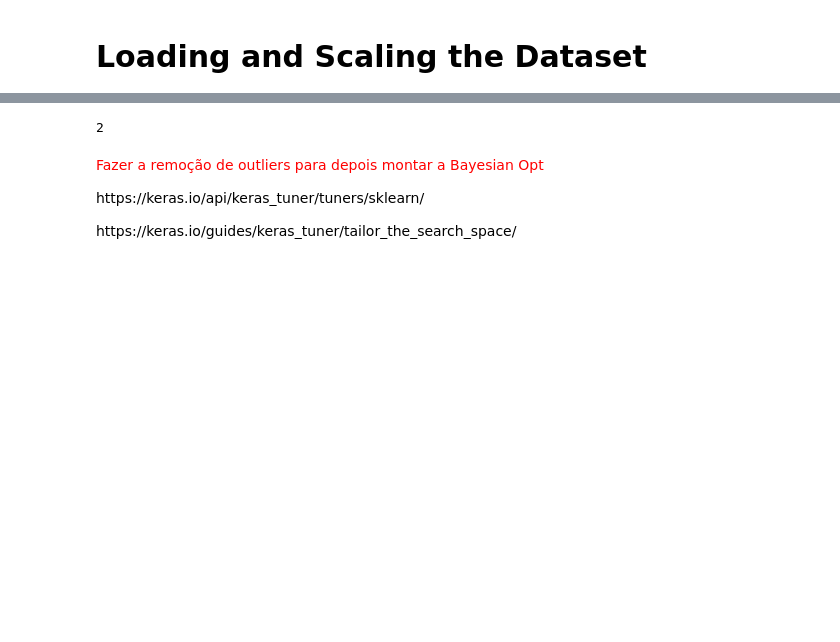
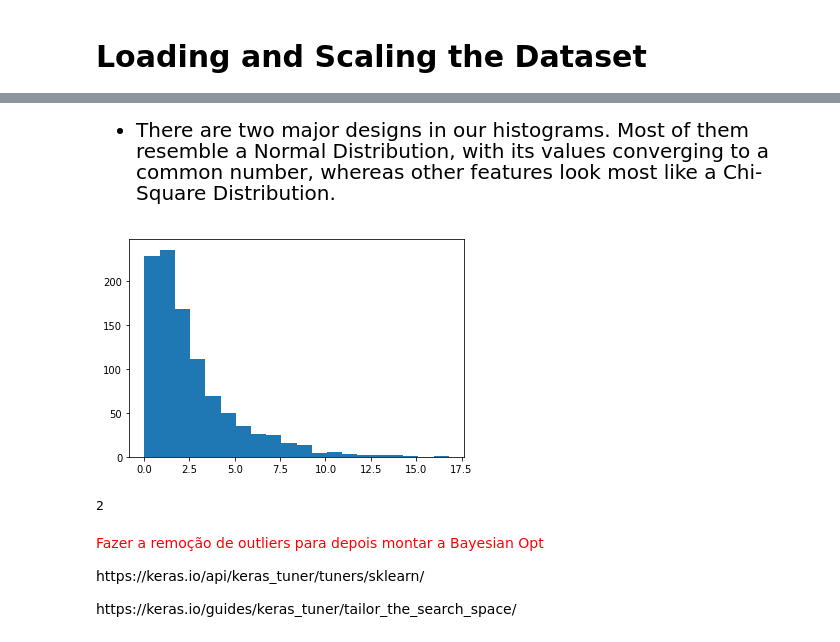
Before and after one commit to felipesveiga/breast-cancer-2-cells, a Jupyter notebook: semi-sup-breat-cancer.ipynb, the cells around one changed output, grey strips where cells are left out. Saved outputs shown, nothing was run; the diff lists cells and outputs as text; code cells hidden in the pictures; blank space fills up the shorter version.

```diff
--- a/semi-sup-breat-cancer.ipynb
+++ b/semi-sup-breat-cancer.ipynb
@@ -46,3 +46,16 @@ array([[-1.44075296, -0.43531947, -1.36208497, ...,  0.9320124 ,
+# %% [markdown]
+<div>
+    <ul style='font-size:20px'>
+        <li>
+            There are two major designs in our histograms. Most of them resemble a Normal Distribution, with its values converging to a common number, whereas other features look most like a Chi-Square Distribution.
+        </li>
+    </ul>
+</div>
+# %%
+# Plotting a 2.5 Degrees of Freedom Chi-Square Distribution. Note that its shape is similar with some of the plots of the figure above.
+plt.hist(np.random.chisquare(2.5, 1000).reshape(-1,1), bins=20);
+# %% [output]
+[figure, added]
 # %%
 # The reason of choosing XGBoost as our feature selection classifier was its usual high performance in most of the projects and also
 # the fact that it presents the convenient 'feature_importances' attribute.
```
Also changed, not shown: parts of 4 cells of this notebook.
